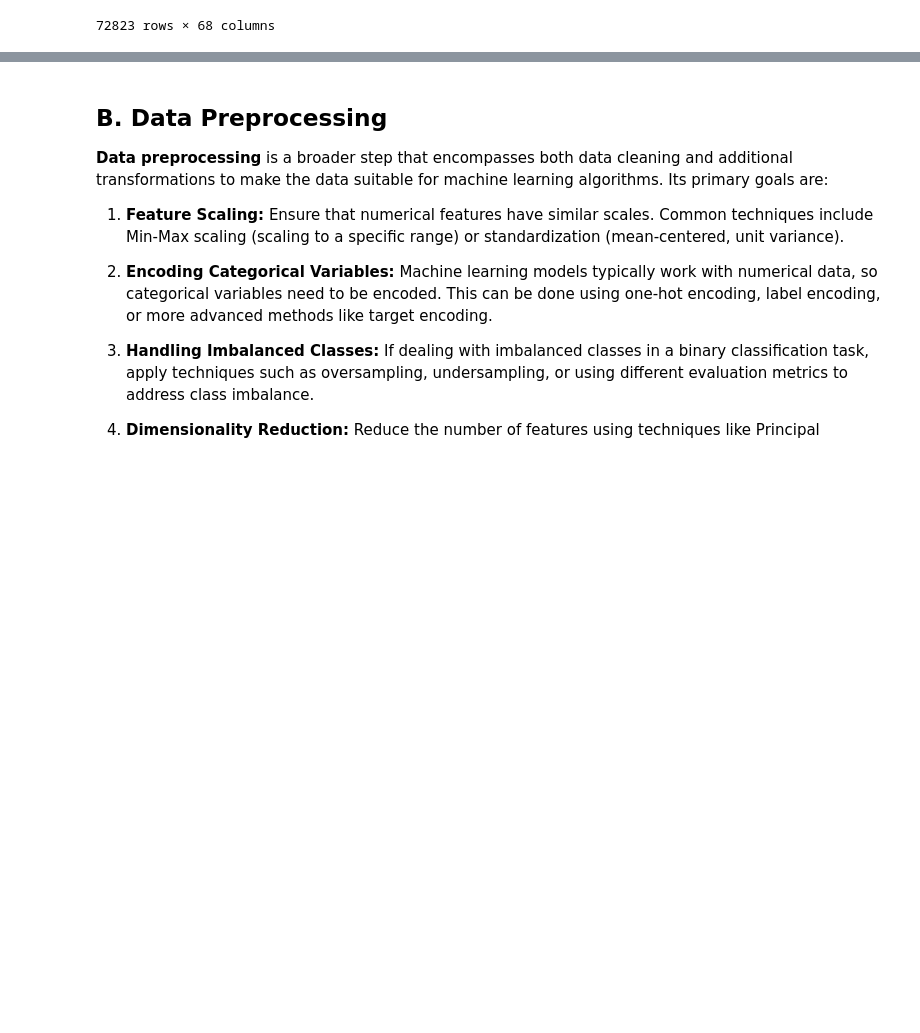
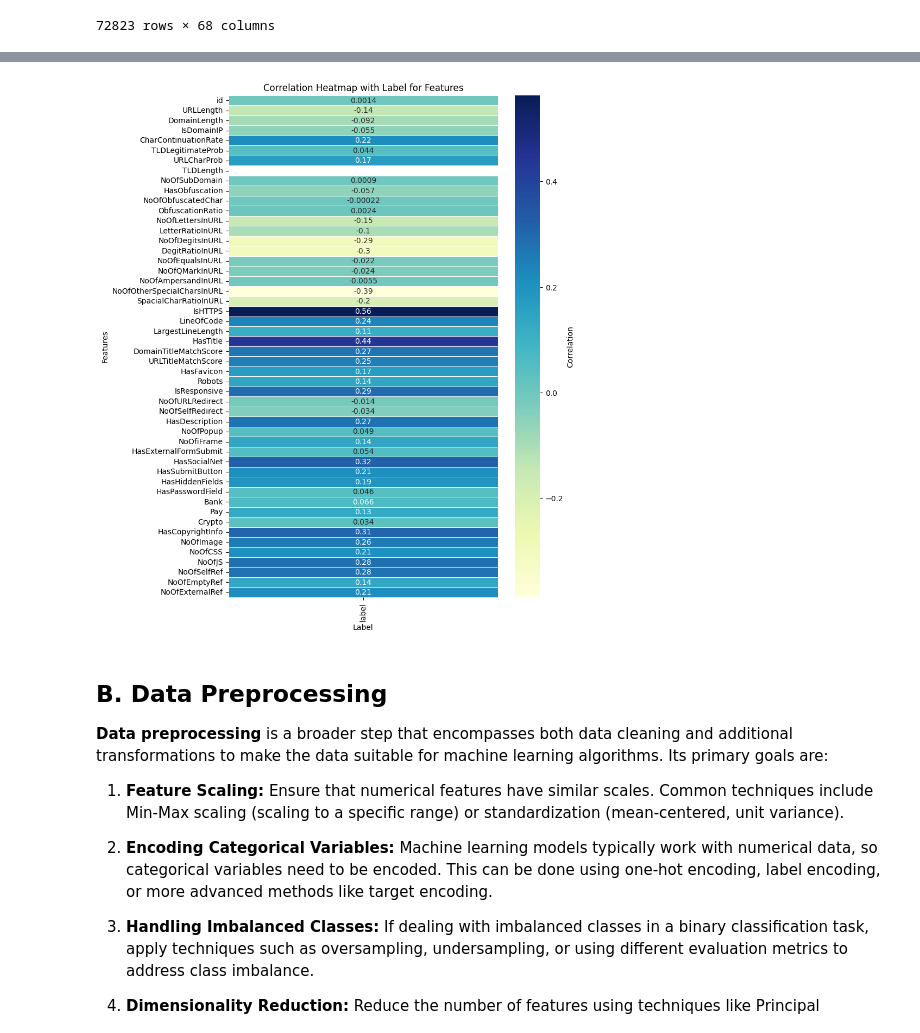
Before and after one commit to wNSYA/Tugas-Besar-2-IF3070-Implementasi-Algoritma-Pembelajaran-Mesin, a Jupyter notebook: src/IF3070_DAI___Tugas_Besar_2_Notebook_Template.ipynb, the cells around one changed output, grey strips where cells are left out. Cells and saved outputs as stored; diff of their text form; code cells hidden in the pictures; blank space fills up the shorter version.

```diff
--- a/src/IF3070_DAI___Tugas_Besar_2_Notebook_Template.ipynb
+++ b/src/IF3070_DAI___Tugas_Besar_2_Notebook_Template.ipynb
@@ -465,3 +499,16 @@ Length: 68, dtype: object
+# %%
+corr_matrix_features_label = train_set.corr(numeric_only=True)
+features_label_corr = corr_matrix_features_label[['label']].drop('label')
+
+plt.figure(figsize=(8, 12))
+sns.heatmap(features_label_corr, annot=True, cmap='YlGnBu', linewidths=0.5, cbar_kws={'label': 'Correlation'})
+plt.title('Correlation Heatmap with Label for Features')
+plt.xlabel('Label')
+plt.ylabel('Features')
+plt.xticks(rotation=90)
+plt.show()
+# %% [output]
+[figure, added]
 # %% [markdown]
 ## B. Data Preprocessing
 
```
Also changed, not shown: parts of 14 cells of this notebook.
